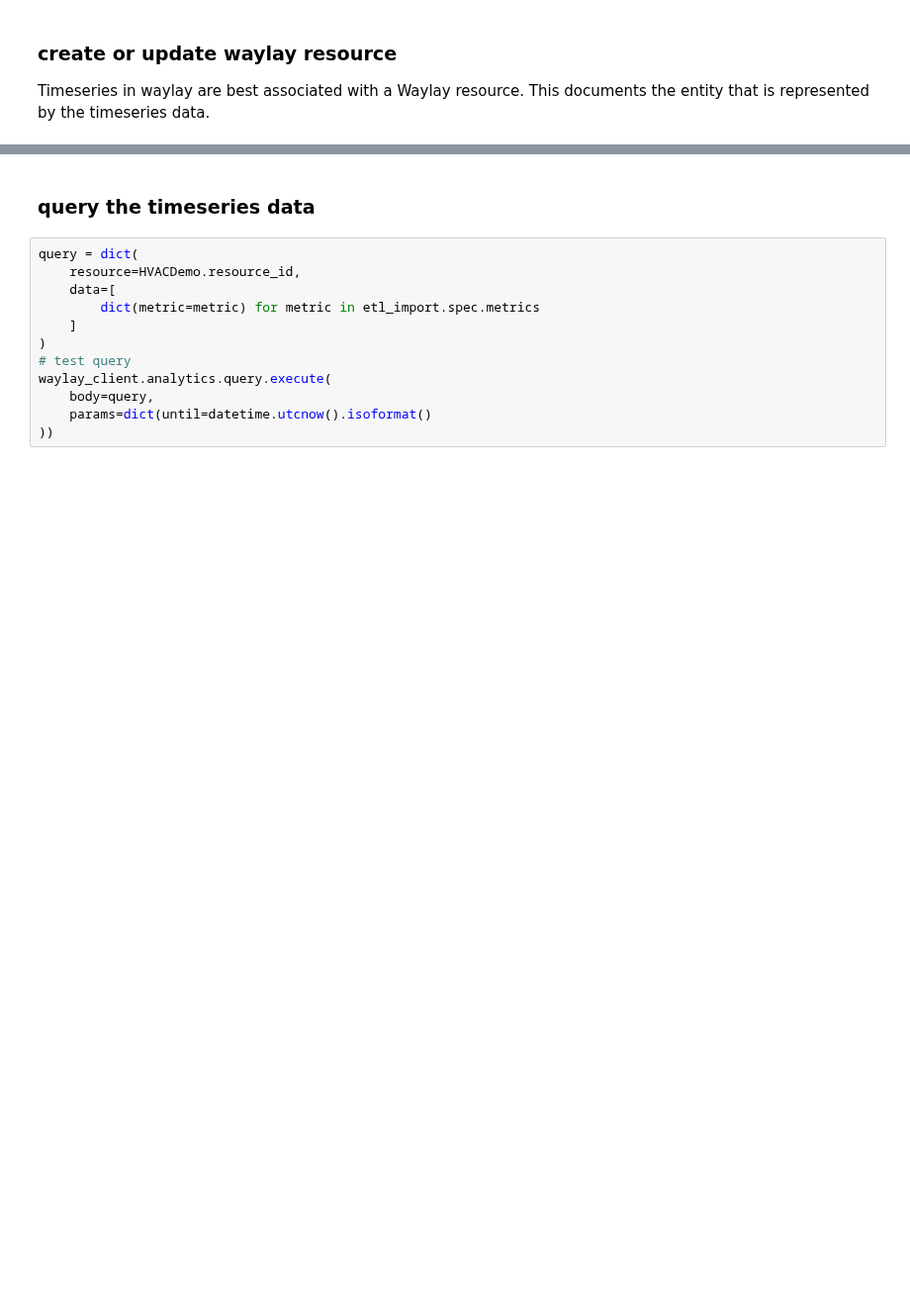
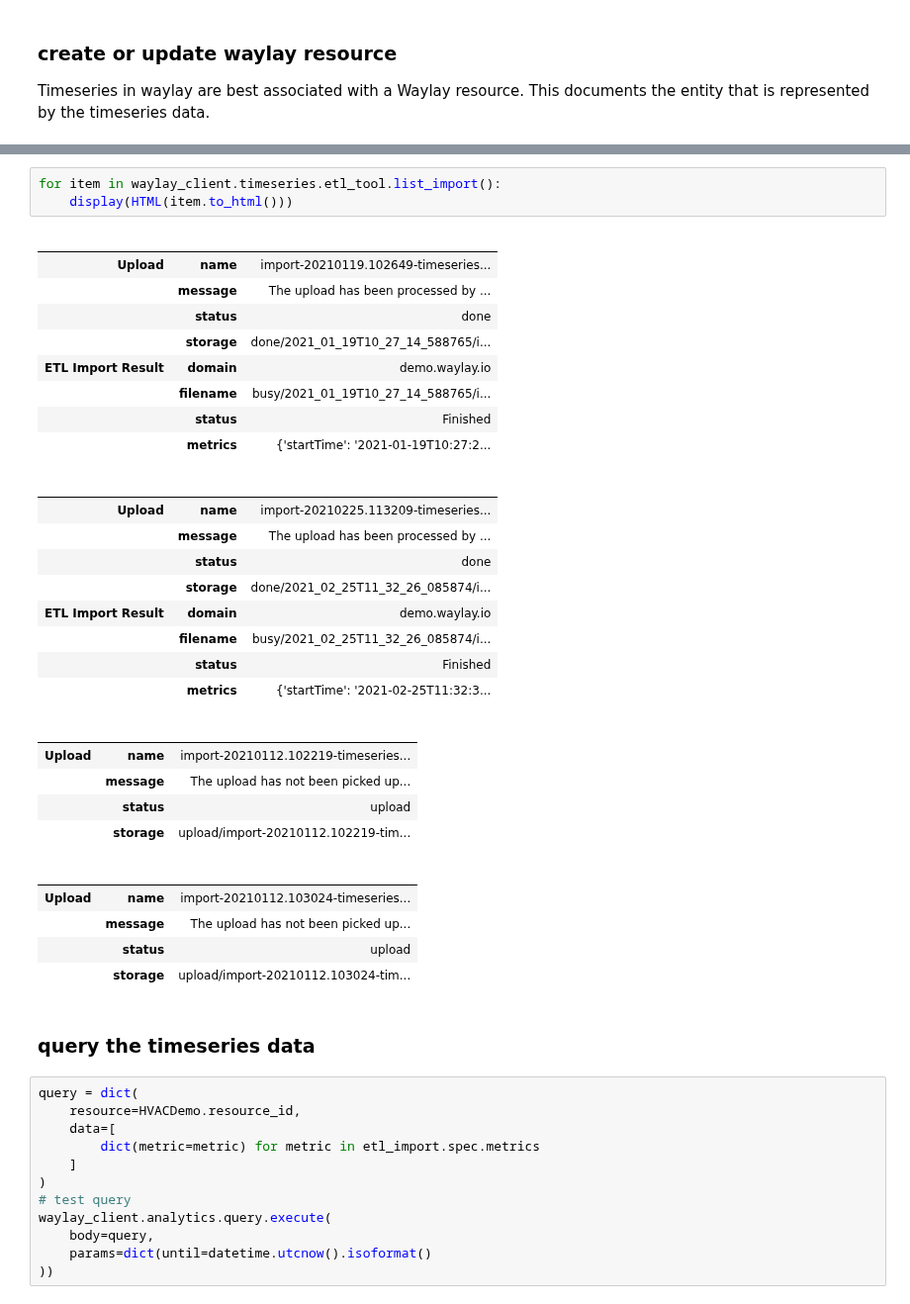
Before and after one commit to waylayio/demo-general, a Jupyter notebook: usecase/energy/hvac-occupancy-detection/hvac-occupancy-detection.ipynb, the cells around one changed output, grey strips where cells are left out. Shown at 99% size. Drawn from its saved outputs; the diff is of its cells as text; blank space fills up the shorter version.

```diff
--- a/usecase/energy/hvac-occupancy-detection/hvac-occupancy-detection.ipynb
+++ b/usecase/energy/hvac-occupancy-detection/hvac-occupancy-detection.ipynb
@@ -250,3 +252,39 @@ HTML(resp.to_html())
+# %%
+for item in waylay_client.timeseries.etl_tool.list_import():
+    display(HTML(item.to_html()))
+# %% [output]
+|  |  |  |
+|  |  |  |
+| Upload | name | import-20210119.102649-timeseries... |
+|  | message | The upload has been processed by ... |
+|  | status | done |
+|  | storage | done/2021_01_19T10_27_14_588765/i... |
+| ETL Import Result | domain | demo.waylay.io |
+|  | filename | busy/2021_01_19T10_27_14_588765/i... |
+|  | status | Finished |
+|  | metrics | {'startTime': '2021-01-19T10:27:2... |
+|  |  |  |
+|  |  |  |
+| Upload | name | import-20210225.113209-timeseries... |
+|  | message | The upload has been processed by ... |
+|  | status | done |
+|  | storage | done/2021_02_25T11_32_26_085874/i... |
+| ETL Import Result | domain | demo.waylay.io |
+|  | filename | busy/2021_02_25T11_32_26_085874/i... |
+|  | status | Finished |
+|  | metrics | {'startTime': '2021-02-25T11:32:3... |
+|  |  |  |
+|  |  |  |
+| Upload | name | import-20210112.102219-timeseries... |
+|  | message | The upload has not been picked up... |
+|  | status | upload |
+|  | storage | upload/import-20210112.102219-tim... |
+|  |  |  |
+|  |  |  |
+| Upload | name | import-20210112.103024-timeseries... |
+|  | message | The upload has not been picked up... |
+|  | status | upload |
+|  | storage | upload/import-20210112.103024-tim... |
 # %% [markdown]
 ### query the timeseries data
 # %%
```
Also changed, not shown: parts of 19 cells of this notebook, 1 other file.
